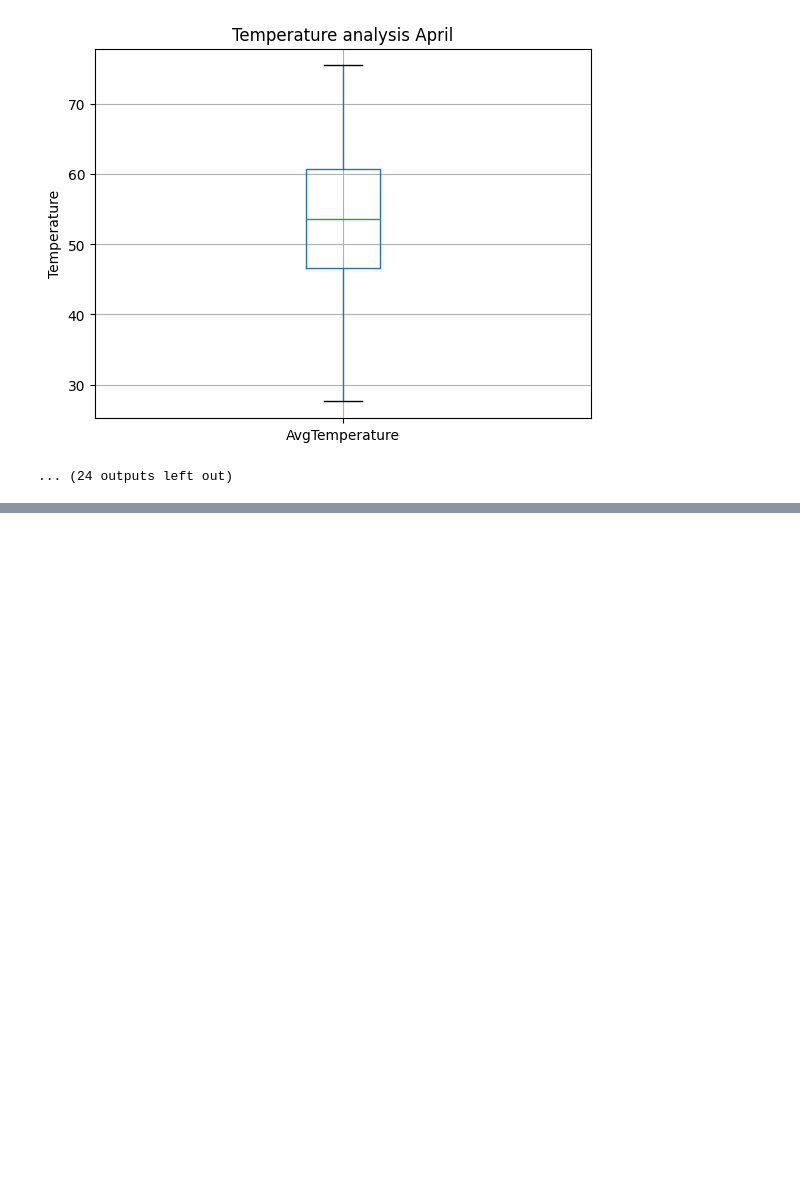
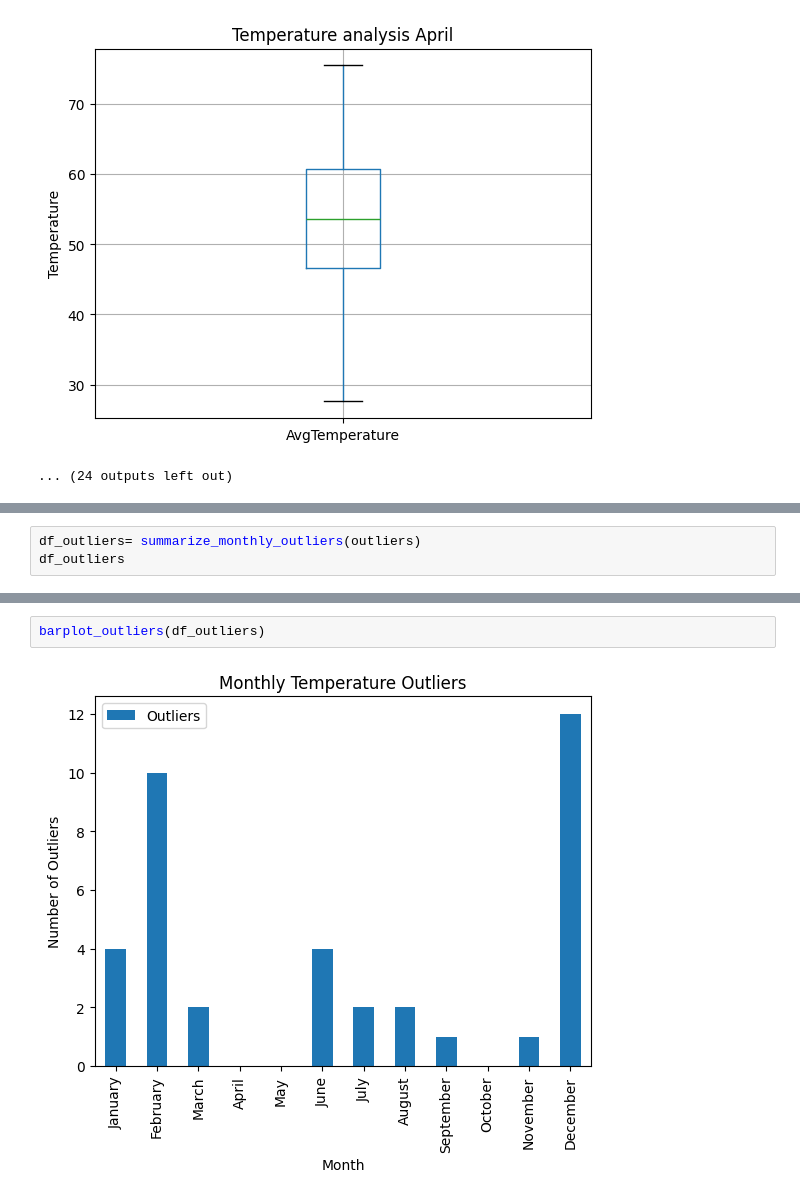
Before and after one commit to juanlopera23/temperature-time-series-analysis, a Jupyter notebook: eda.ipynb, the cells around one changed output, grey strips where cells are left out. Saved outputs shown, nothing was run; the diff lists cells and outputs as text; blank space fills up the shorter version.

Commit message:
feat: add monthly IQR outlier summary and bar chart

```diff
--- a/eda.ipynb
+++ b/eda.ipynb
@@ -757,0 +754,3 @@ the upper limit is: 82.1
+# %%
+df_outliers= summarize_monthly_outliers(outliers)
+df_outliers
@@ -757,0 +772,4 @@ the upper limit is: 82.1
+# %%
+barplot_outliers(df_outliers)
+# %% [output]
+[figure, added]
```
Also changed, not shown: parts of 6 cells of this notebook, 2 other files.
